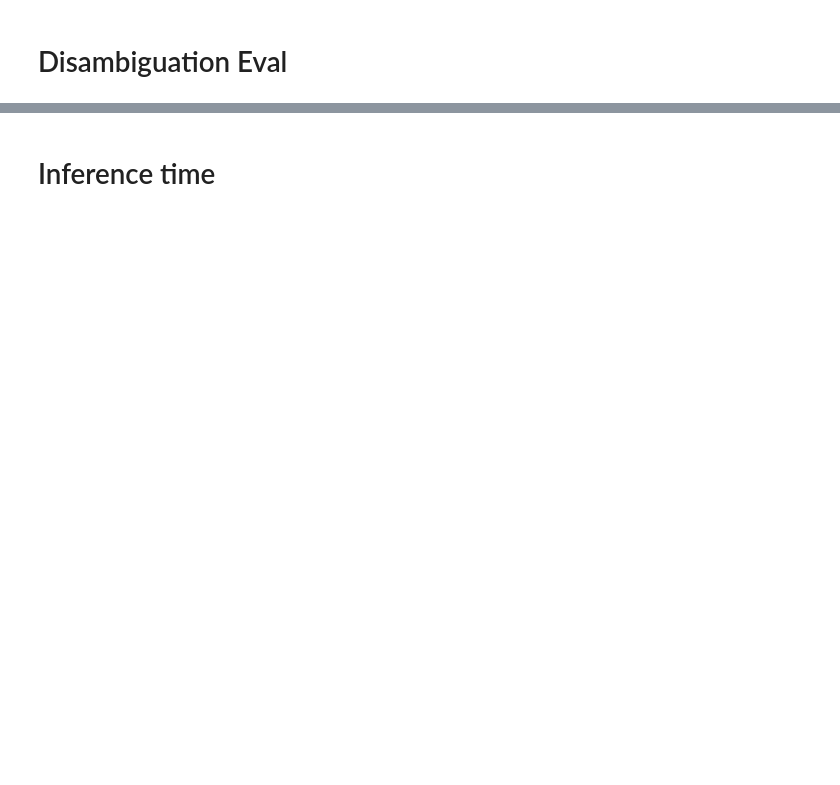
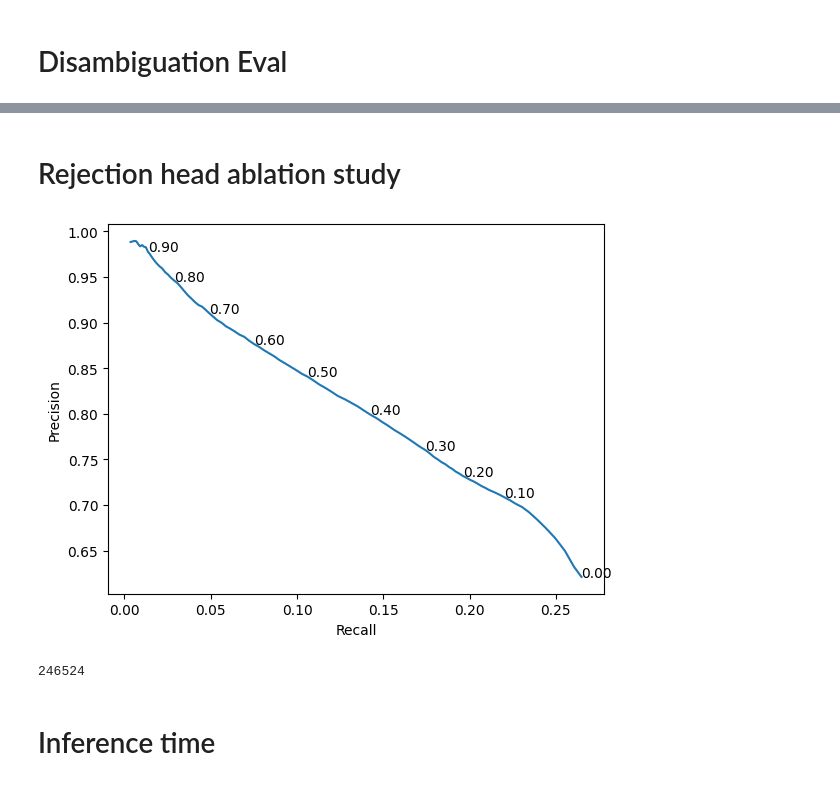
Before and after one commit to facebookresearch/BELA, a Jupyter notebook: notebooks/EvaluateMEL.ipynb, the cells around one changed output, grey strips where cells are left out. Drawn from its saved outputs; the diff is of its cells as text; code cells hidden in the pictures; blank space fills up the shorter version.

Commit message:
Adding MD evaluation and rejection head evaluation

```diff
--- a/notebooks/EvaluateMEL.ipynb
+++ b/notebooks/EvaluateMEL.ipynb
@@ -492,0 +494,19 @@ for test_data_path in datasets:
+# %%
+model_eval.task.md_threshold = 0.2
+model_eval.task.el_threshold = 0.0
+print(f"{model_eval.checkpoint_path=}")
+print(f"{model_eval.task.md_threshold=}")
+print(f"{model_eval.task.el_threshold=}")
+datasets = [
+    # "/fsx/louismartin/bela/retrieved_from_aws_backup/ndecao/TACKBP2015/train_bela_format.jsonl",
+    '/fsx/movb/data/matcha/mel/test.1st.txt'
+]
+for test_data_path in datasets:
+    print(f"Processing {test_data_path}")
+    test_data = load_file(test_data_path)
+    test_data = test_data[:1000]
+
+    predictions = get_predictions_using_windows(test_data)
+    (f1, precision, recall) = compute_md_scores(test_data, predictions)
+
+    print(f"F1 = {f1:.4f}, precision = {precision:.4f}, recall = {recall:.4f}")
@@ -493,3 +519,54 @@ for test_data_path in datasets:
+# %% [markdown]
+# Rejection head ablation study
+# %%
+import matplotlib.pyplot as plt
+import numpy as np
+
+
+model_eval.task.md_threshold = 0.05
+model_eval.task.el_threshold = 0.00
+datasets = [
+    # "/fsx/louismartin/bela/retrieved_from_aws_backup/ndecao/TACKBP2015/train_bela_format.jsonl",
+    '/fsx/movb/data/matcha/mel/test.1st.txt'
+    #'/fsx/movb/data/matcha/mewsli-9/en.jsonl',
+]
+for test_data_path in datasets:
+    print(f"Processing {test_data_path}")
+    test_data = load_file(test_data_path)
+    #test_data = test_data[:1000]
+
+    predictions = get_predictions_using_windows(test_data)
+
+    """
+    (f1, precision, recall), (f1_boe, precision_boe, recall_boe) = compute_scores(test_data, predictions, el_threshold=0.5)
+    print(f"F1 = {f1:.4f}, precision = {precision:.4f}, recall = {recall:.4f}")
+    print(f"F1 boe = {f1_boe:.4f}, precision = {precision_boe:.4f}, recall = {recall_boe:.4f}")
+
+    print(f"Without rejection head")
+    (f1, precision, recall), (f1_boe, precision_boe, recall_boe) = compute_scores(test_data, predictions, el_threshold=0.0)
+    print(f"F1 = {f1:.4f}, precision = {precision:.4f}, recall = {recall:.4f}")
+    print(f"F1 boe = {f1_boe:.4f}, precision = {precision_boe:.4f}, recall = {recall_boe:.4f}")
+    """
+
+    el_thresholds = np.arange(0.0, 1.0, 0.01)
+    precision = []
+    recall = []
+    for el_threshold in el_thresholds:
+        _, (_, precision_boe, recall_boe) = compute_scores(test_data, predictions, el_threshold=el_threshold)
+        precision.append(precision_boe)
+        recall.append(recall_boe)
+
+    plt.plot(recall, precision)
+    for x,y, th in zip(recall[::10], precision[::10], el_thresholds[::10]):
+        plt.text(x, y, f'{th:.2f}')
+    plt.xlabel('Recall')
+    plt.ylabel('Precision')
+# %% [output]
+[figure, added]
+# %%
+sum([len(e['gt_entities']) for e in test_data])
+# %% [output]
+246524
 # %% [markdown]
 # Inference time
 # %%
```
Also changed, not shown: parts of 9 cells of this notebook, 1 other file.
